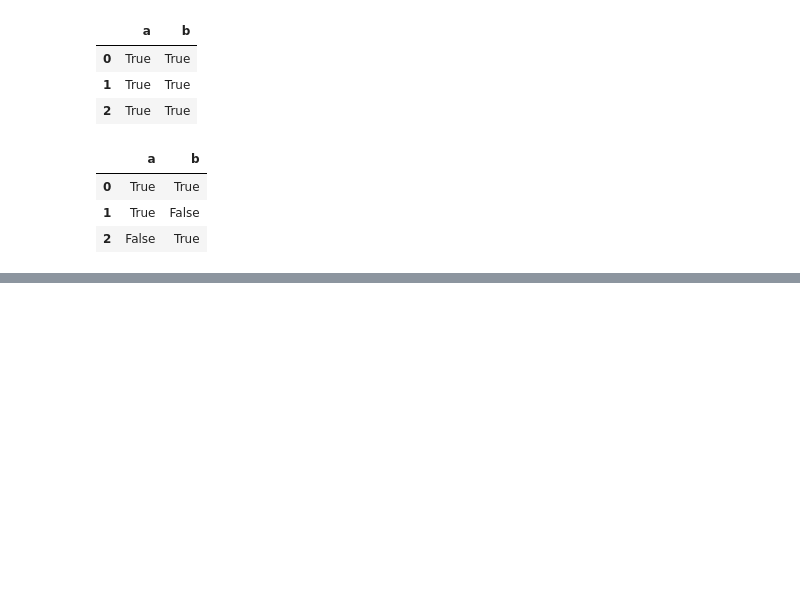
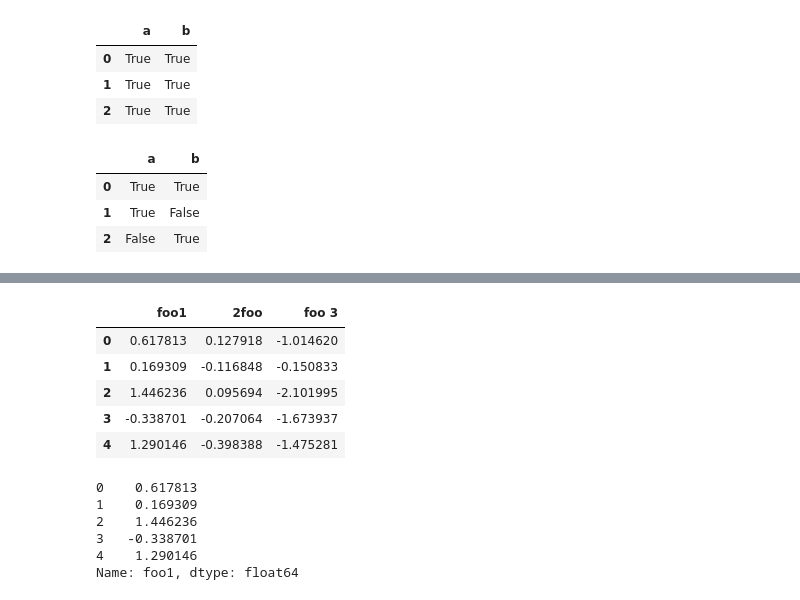
Before and after one commit to imvickykumar999/Hyper-4D-Game, a Jupyter notebook: 4D Games/Panel_4D.ipynb, the cells around one changed output, grey strips where cells are left out. Cells and saved outputs as stored; diff of their text form; code cells hidden in the pictures; blank space fills up the shorter version.

```diff
--- a/4D Games/Panel_4D.ipynb
+++ b/4D Games/Panel_4D.ipynb
@@ -706,0 +843,21 @@ df1 ^ df2
+# %%
+df = pd.DataFrame({'foo1' : np.random.randn(5),
+                   '2foo' : np.random.randn(5),
+                   'foo 3' : np.random.randn(5)})
+df
+# %% [output]
+|  | foo1 | 2foo | foo 3 |
+| 0 | 0.617813 | 0.127918 | -1.014620 |
+| 1 | 0.169309 | -0.116848 | -0.150833 |
+| 2 | 1.446236 | 0.095694 | -2.101995 |
+| 3 | -0.338701 | -0.207064 | -1.673937 |
+| 4 | 1.290146 | -0.398388 | -1.475281 |
+# %%
+df.foo1
+# %% [output]
+0    0.617813
+1    0.169309
+2    1.446236
+3   -0.338701
+4    1.290146
+Name: foo1, dtype: float64
```
Also changed, not shown: parts of 43 cells of this notebook.
